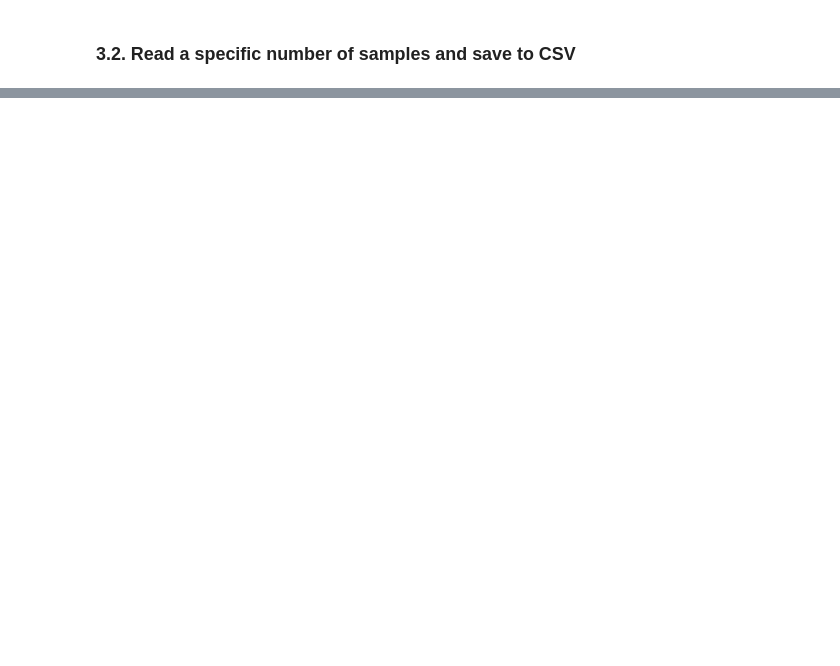
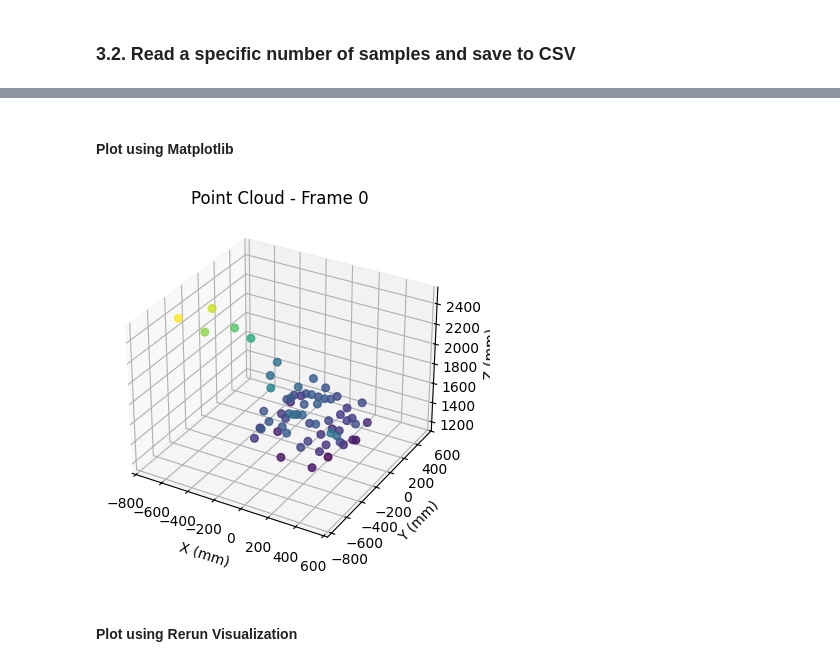
Before and after one commit to jeffrymahbuubi/depth-camera-orbbec, a Jupyter notebook: DEVELOPMENT/notebook/5_lidar_data_acqusition.ipynb, the cells around one changed output, grey strips where cells are left out. Drawn from its saved outputs; the diff is of its cells as text; code cells hidden in the pictures; blank space fills up the shorter version.

```diff
--- a/DEVELOPMENT/notebook/5_lidar_data_acqusition.ipynb
+++ b/DEVELOPMENT/notebook/5_lidar_data_acqusition.ipynb
@@ -985,0 +1121,39 @@ Distance data shape: (10, 8, 8)
+# %% [markdown]
+#### Plot using Matplotlib
+# %%
+def visualize_point_cloud(points, frame_num=0):
+    fig = plt.figure(figsize=(5, 4))
+    ax = fig.add_subplot(111, projection='3d')
+
+    if len(points) > 0:
+        ax.scatter(points[:, 0], points[:, 1], points[:, 2], c=points[:, 2],
+                   cmap='viridis', s=30, alpha=0.8)
+
+        # Set equal aspect ratio
+        max_range = np.max([
+            np.max(points[:, 0]) - np.min(points[:, 0]),
+            np.max(points[:, 1]) - np.min(points[:, 1]),
+            np.max(points[:, 2]) - np.min(points[:, 2])
+        ])
+
+        mid_x = (np.max(points[:, 0]) + np.min(points[:, 0])) * 0.5
+        mid_y = (np.max(points[:, 1]) + np.min(points[:, 1])) * 0.5
+        mid_z = (np.max(points[:, 2]) + np.min(points[:, 2])) * 0.5
+
+        ax.set_xlim(mid_x - max_range * 0.5, mid_x + max_range * 0.5)
+        ax.set_ylim(mid_y - max_range * 0.5, mid_y + max_range * 0.5)
+        ax.set_zlim(mid_z - max_range * 0.5, mid_z + max_range * 0.5)
+
+    ax.set_xlabel('X (mm)')
+    ax.set_ylabel('Y (mm)')
+    ax.set_zlabel('Z (mm)')
+    ax.set_title(f'Point Cloud - Frame {frame_num}')
+
+    plt.tight_layout()
+    plt.show()
+
+visualize_point_cloud(point_clouds[0], 0)
+# %% [output]
+[figure, added]
+# %% [markdown]
+#### Plot using Rerun Visualization
```
Also changed, not shown: parts of 13 cells of this notebook.
